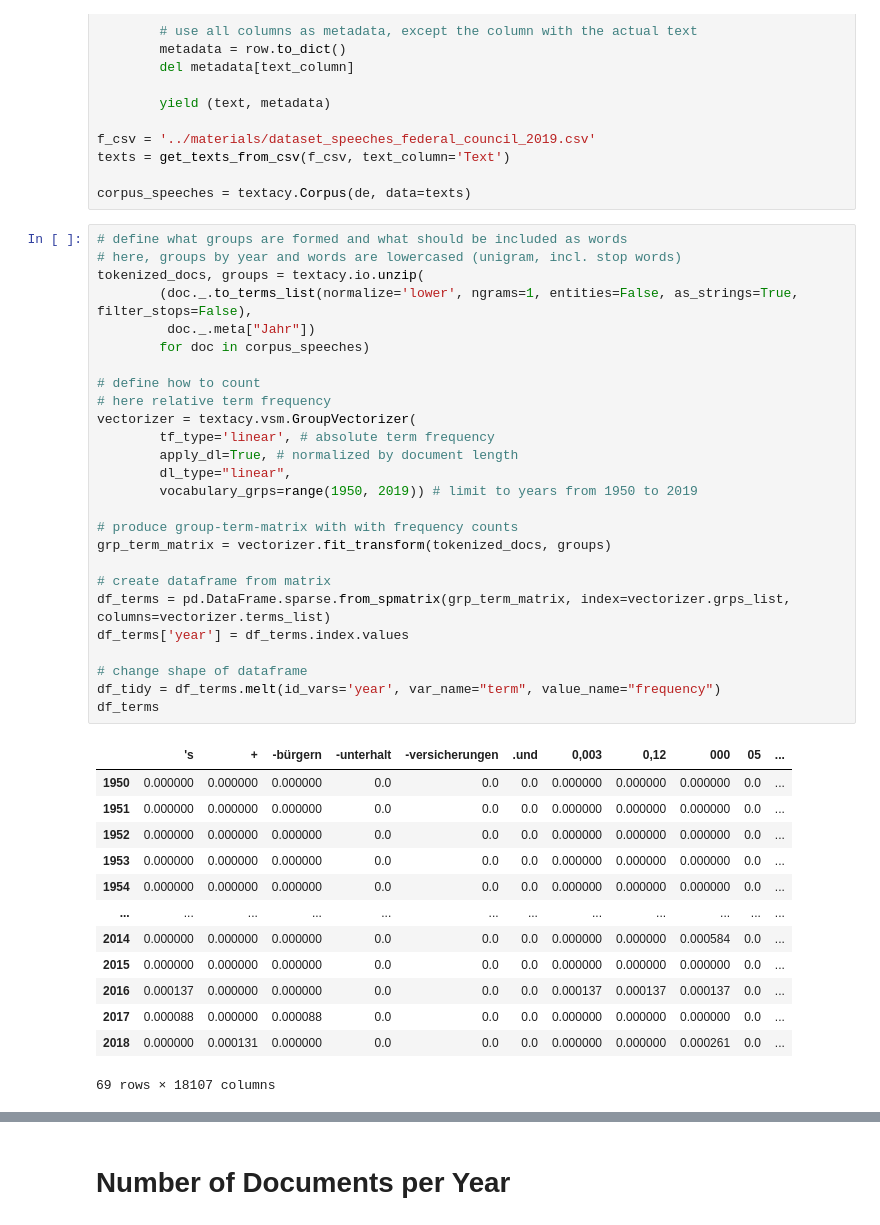
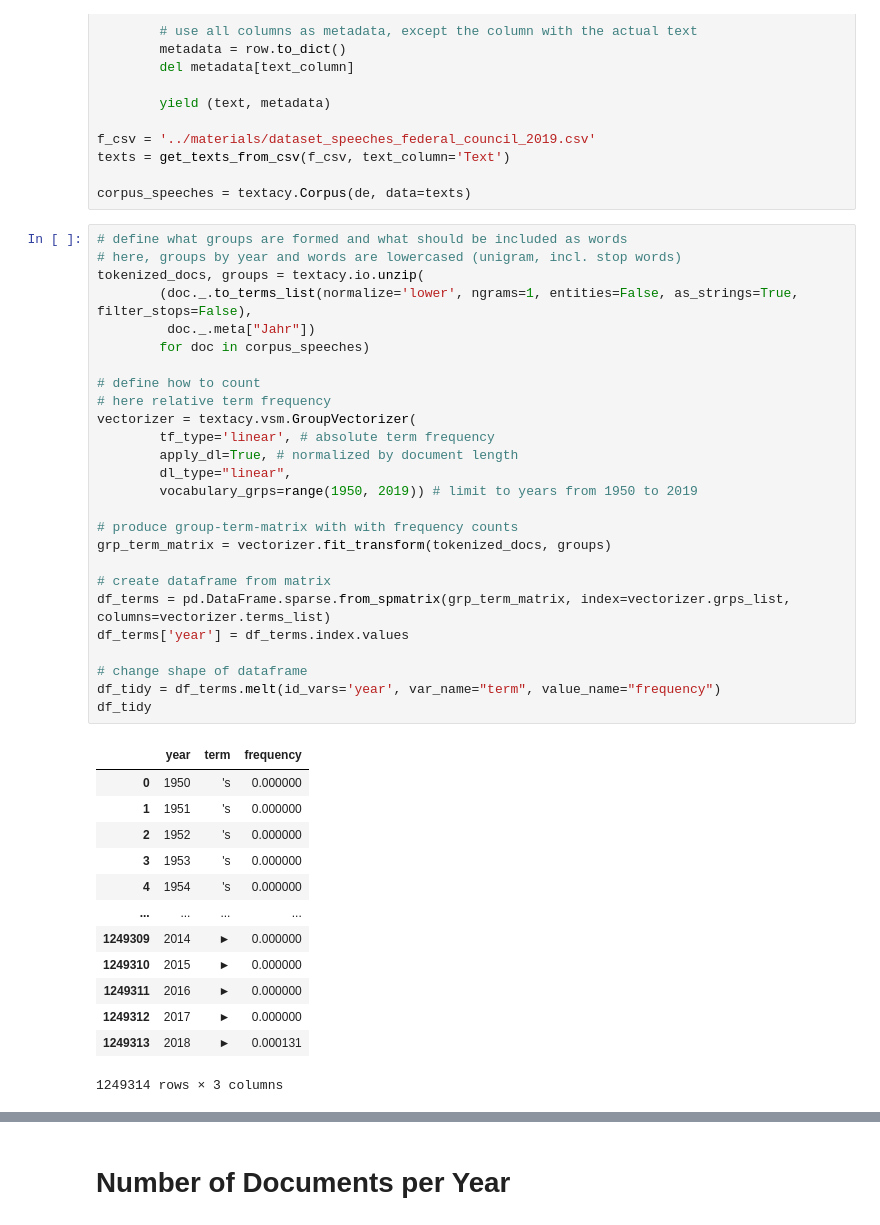
Before and after one commit to aflueckiger/KED2021, a Jupyter notebook: scripts/KED2020_10.ipynb, the cells around one changed output, grey strips where cells are left out. Cells and saved outputs as stored; diff of their text form.

```diff
--- a/scripts/KED2020_10.ipynb
+++ b/scripts/KED2020_10.ipynb
@@ -381,43 +381,43 @@ corpus_speeches = textacy.Corpus(de, data=texts)
 # %%
 # define what groups are formed and what should be included as words
 # here, groups by year and words are lowercased (unigram, incl. stop words)
 tokenized_docs, groups = textacy.io.unzip(
         (doc._.to_terms_list(normalize='lower', ngrams=1, entities=False, as_strings=True, filter_stops=False),
          doc._.meta["Jahr"])
         for doc in corpus_speeches)
 
 # define how to count
 # here relative term frequency
 vectorizer = textacy.vsm.GroupVectorizer(
         tf_type='linear', # absolute term frequency
         apply_dl=True, # normalized by document length
         dl_type="linear",
         vocabulary_grps=range(1950, 2019)) # limit to years from 1950 to 2019
 
 # produce group-term-matrix with with frequency counts
 grp_term_matrix = vectorizer.fit_transform(tokenized_docs, groups)
 
 # create dataframe from matrix
 df_terms = pd.DataFrame.sparse.from_spmatrix(grp_term_matrix, index=vectorizer.grps_list, columns=vectorizer.terms_list)
 df_terms['year'] = df_terms.index.values
 
 # change shape of dataframe
 df_tidy = df_terms.melt(id_vars='year', var_name="term", value_name="frequency")
-df_terms
+df_tidy
 # %% [output]
-|  | 's | + | -bürgern | -unterhalt | -versicherungen | .und | 0,003 | 0,12 | 000 | 05 | ... |
-| 1950 | 0.000000 | 0.000000 | 0.000000 | 0.0 | 0.0 | 0.0 | 0.000000 | 0.000000 | 0.000000 | 0.0 | ... |
-| 1951 | 0.000000 | 0.000000 | 0.000000 | 0.0 | 0.0 | 0.0 | 0.000000 | 0.000000 | 0.000000 | 0.0 | ... |
-| 1952 | 0.000000 | 0.000000 | 0.000000 | 0.0 | 0.0 | 0.0 | 0.000000 | 0.000000 | 0.000000 | 0.0 | ... |
-| 1953 | 0.000000 | 0.000000 | 0.000000 | 0.0 | 0.0 | 0.0 | 0.000000 | 0.000000 | 0.000000 | 0.0 | ... |
-| 1954 | 0.000000 | 0.000000 | 0.000000 | 0.0 | 0.0 | 0.0 | 0.000000 | 0.000000 | 0.000000 | 0.0 | ... |
-| ... | ... | ... | ... | ... | ... | ... | ... | ... | ... | ... | ... |
-| 2014 | 0.000000 | 0.000000 | 0.000000 | 0.0 | 0.0 | 0.0 | 0.000000 | 0.000000 | 0.000584 | 0.0 | ... |
-| 2015 | 0.000000 | 0.000000 | 0.000000 | 0.0 | 0.0 | 0.0 | 0.000000 | 0.000000 | 0.000000 | 0.0 | ... |
-| 2016 | 0.000137 | 0.000000 | 0.000000 | 0.0 | 0.0 | 0.0 | 0.000137 | 0.000137 | 0.000137 | 0.0 | ... |
-| 2017 | 0.000088 | 0.000000 | 0.000088 | 0.0 | 0.0 | 0.0 | 0.000000 | 0.000000 | 0.000000 | 0.0 | ... |
-| 2018 | 0.000000 | 0.000131 | 0.000000 | 0.0 | 0.0 | 0.0 | 0.000000 | 0.000000 | 0.000261 | 0.0 | ... |
+|  | year | term | frequency |
+| 0 | 1950 | 's | 0.000000 |
+| 1 | 1951 | 's | 0.000000 |
+| 2 | 1952 | 's | 0.000000 |
+| 3 | 1953 | 's | 0.000000 |
+| 4 | 1954 | 's | 0.000000 |
+| ... | ... | ... | ... |
+| 1249309 | 2014 | ► | 0.000000 |
+| 1249310 | 2015 | ► | 0.000000 |
+| 1249311 | 2016 | ► | 0.000000 |
+| 1249312 | 2017 | ► | 0.000000 |
+| 1249313 | 2018 | ► | 0.000131 |
-69 rows × 18107 columns
+1249314 rows × 3 columns
 # %%
 # filter the dataset for the following terms
 terms = ["volk", "schweiz", "nation"]
```
Also changed, not shown: parts of 4 cells of this notebook, 2 other files.
